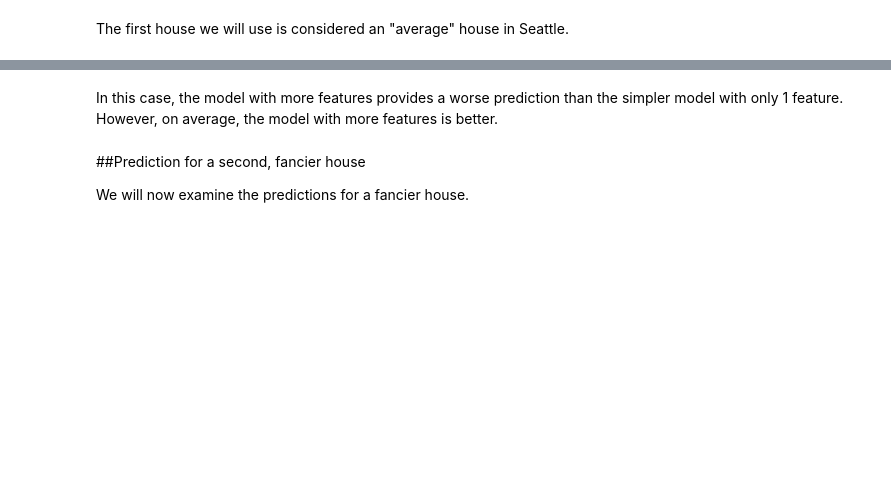
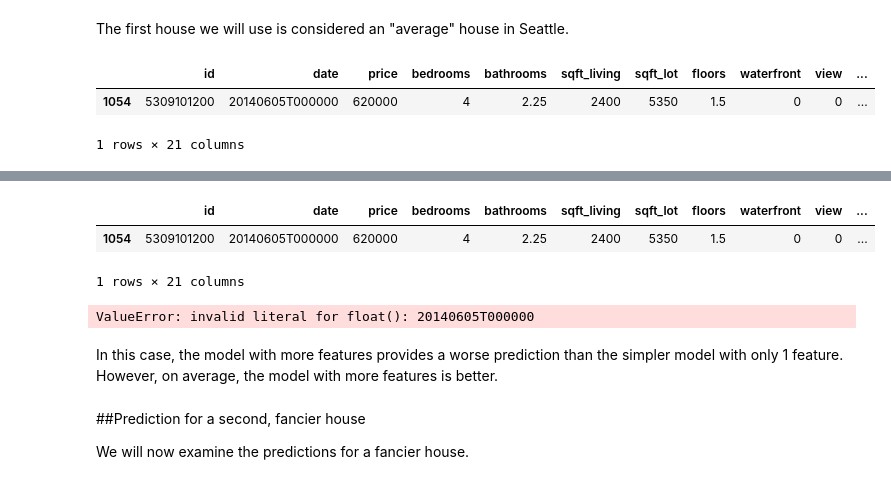
Before and after one commit to chauhraj/mooc, a Jupyter notebook: ml-foundations/week2/Predicting house prices - Scikit.ipynb, the cells around one changed output, grey strips where cells are left out. Cells and saved outputs as stored; diff of their text form; code cells hidden in the pictures; blank space fills up the shorter version.

```diff
--- a/ml-foundations/week2/Predicting house prices - Scikit.ipynb
+++ b/ml-foundations/week2/Predicting house prices - Scikit.ipynb
@@ -119,8 +178,12 @@ The RMSE goes down from \$255,170 to \$179,508 with more features.
 # %% [markdown]
 The first house we will use is considered an "average" house in Seattle.
 # %%
-house1 = sales[sales['id']=='5309101200']
+house1 = sales[sales['id'] == 5309101200]
 # %%
 house1
+# %% [output]
+|  | id | date | price | bedrooms | bathrooms | sqft_living | sqft_lot | floors | waterfront | view | ... |
+| 1054 | 5309101200 | 20140605T000000 | 620000 | 4 | 2.25 | 2400 | 5350 | 1.5 | 0 | 0 | ... |
+1 rows × 21 columns
 # %% [markdown]
 <img src="http://info.kingcounty.gov/Assessor/eRealProperty/MediaHandler.aspx?Media=2916871">
@@ -129,5 +190,13 @@ print house1['price']
+# %%
+house1
+# %% [output]
+|  | id | date | price | bedrooms | bathrooms | sqft_living | sqft_lot | floors | waterfront | view | ... |
+| 1054 | 5309101200 | 20140605T000000 | 620000 | 4 | 2.25 | 2400 | 5350 | 1.5 | 0 | 0 | ... |
+1 rows × 21 columns
 # %%
-print sqft_model.predict(house1)
+print sqft_model.predict(house1[house1.columns].values)
+# %% [output]
+ValueError: invalid literal for float(): 20140605T000000
 # %%
 print my_features_model.predict(house1)
 # %% [markdown]
```
Also changed, not shown: parts of 45 cells of this notebook, 12 other files.
